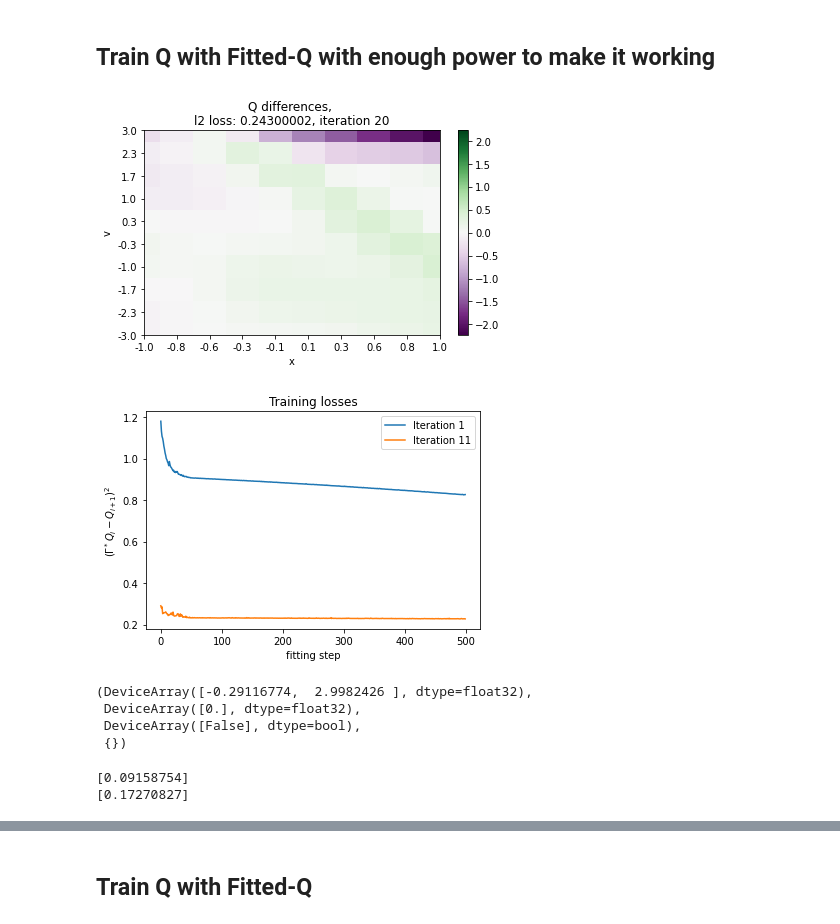
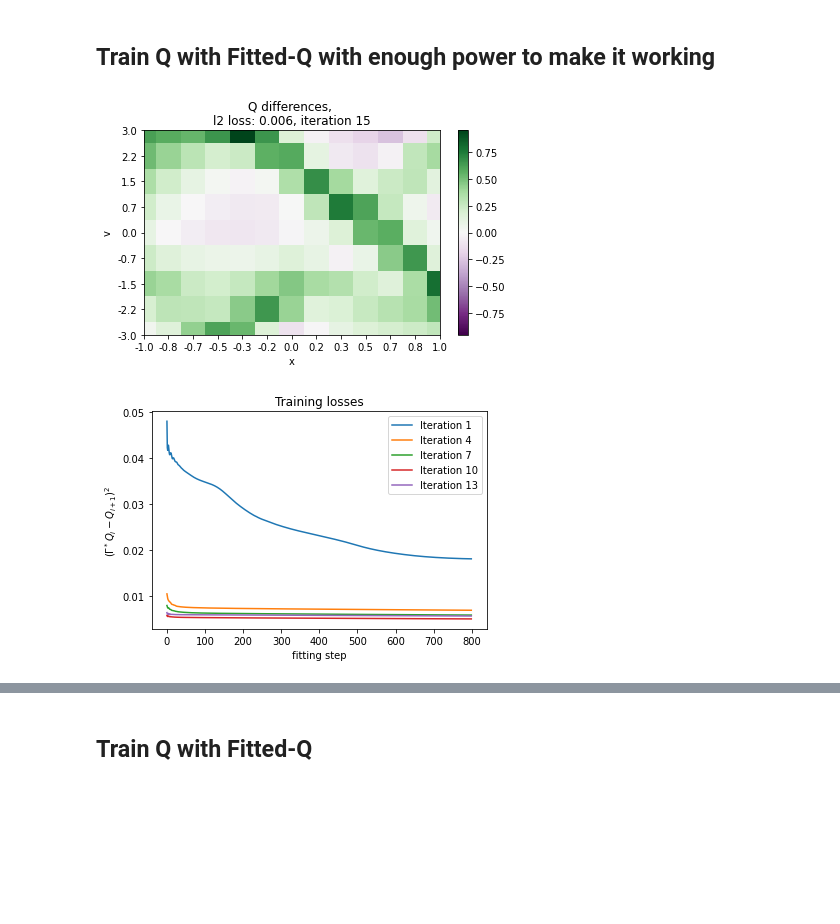
Before and after one commit to theovincent/PBO, a Jupyter notebook: pbo_car_on_hill.ipynb, the cells around one changed output, grey strips where cells are left out. Drawn from its saved outputs; the diff is of its cells as text; code cells hidden in the pictures; blank space fills up the shorter version.

```diff
--- a/pbo_car_on_hill.ipynb
+++ b/pbo_car_on_hill.ipynb
@@ -80,18 +81,10 @@ from pbo.sample_collection.replay_buffer import ReplayBuffer
 
 replay_buffer = ReplayBuffer()
 
-for state_x in jnp.linspace(-max_state_x, max_state_x, n_states_x):
-    for state_v in jnp.linspace(-max_state_v, max_state_v, n_states_v):
-        state = jnp.array([state_x, state_v])
+env.reset()
+for idx_sample in range(n_samples):
+    state = env.state
 
-        for action in jnp.arange(n_actions):
-            env.reset(state)
-            next_state, reward, absorbing, _ = env.step(jnp.array([action]))
-
-            replay_buffer.add(state, jnp.array([action]), reward, next_state, absorbing)
-
-env.reset()
-for idx_sample in range(n_uniform_samples):
     sample_key, key = jax.random.split(sample_key)
     if jax.random.uniform(key) > 0.5:
         action = jnp.array([0])
@@ -99,10 +92,11 @@ for idx_sample in range(n_uniform_samples):
         action = jnp.array([1])
     next_state, reward, absorbing, _ = env.step(action)
 
-    replay_buffer.add(env.state, action, reward, next_state, absorbing)
+    replay_buffer.add(state, action, reward, next_state, absorbing)
 
     if absorbing:
         sample_key, key = jax.random.split(sample_key)
         env.reset(jax.random.uniform(key, (2,), minval=jnp.array([-max_pos_margin, -max_velocity_margin]), maxval=jnp.array([max_pos_margin, max_velocity_margin])))
 
 replay_buffer.cast_to_jax_array()
+assert sum(replay_buffer.rewards == 1) > 0, "No positive reward has been sampled, please do something!"
@@ -131,11 +140,11 @@ from pbo.sample_collection.dataloader import SampleDataLoader
 from pbo.networks.learnable_q import FullyConnectedQ
 
 
-max_bellman_iterations_best = 20
-fitting_steps_q_best = 500
-n_samples_best = n_samples
+max_bellman_iterations_best = 15
+fitting_steps_q_best = 800
+batch_size_samples = n_samples
 
-data_loader_samples = SampleDataLoader(replay_buffer, n_samples_best, shuffle_key)
+data_loader_samples = SampleDataLoader(replay_buffer, batch_size_samples, shuffle_key)
 q_best = FullyConnectedQ(
     state_dim=2,
     action_dim=1,
@@ -154,53 +163,36 @@ q_best = FullyConnectedQ(
 q_visu_mesh = TwoDimesionsMesh(states_x_visu, states_v_visu, sleeping_time=0, axis_equal=False, zero_centered=True)
 l2_losses = np.ones((max_bellman_iterations_best, fitting_steps_q_best)) * np.nan
 
 for bellman_iteration in range(max_bellman_iterations_best):
     params_target = q_best.params
-    q_best.reset_optimizer()
 
     for step in range(fitting_steps_q_best):
         cumulative_l2_loss = 0
 
         data_loader_samples.shuffle()
         for batch_samples in data_loader_samples:
             q_best.params, q_best.optimizer_state, l2_loss = q_best.learn_on_batch(q_best.params, params_target, q_best.optimizer_state, batch_samples)
             cumulative_l2_loss += l2_loss
 
         l2_losses[bellman_iteration, step] = cumulative_l2_loss
 
     diff_q = env.diff_q_mesh(q_best, states_x_visu, states_v_visu)
 
     q_visu_mesh.set_values(diff_q)
     q_visu_mesh.show(f"Q differences, \nl2 loss: {str(jnp.round(cumulative_l2_loss, 3))}, iteration {bellman_iteration + 1}", xlabel="x", ylabel="v")
 
 
-for bellman_iteration in range(0, max_bellman_iterations_best, 10):
+for bellman_iteration in range(0, max_bellman_iterations_best, max_bellman_iterations_best // 5):
     plt.plot(l2_losses[bellman_iteration], label=f"Iteration {bellman_iteration + 1}")
 
 plt.legend()
 plt.xlabel("fitting step")
 plt.ylabel(r"$(\Gamma^*Q_i - Q_{i +  1})^2$")
 plt.title("Training losses")
 plt.show()
 # %% [output]
-[figure, old version]
+[figure, new version]
-[figure, old version]
+[figure, new version]
-# %%
-state = jnp.array([-0.6, 2.9])
-env.reset(state)
-
-env.step(jnp.array([1]))
-# %% [output]
-(DeviceArray([-0.29116774,  2.9982426 ], dtype=float32),
- DeviceArray([0.], dtype=float32),
- DeviceArray([False], dtype=bool),
- {})
-# %%
-print(q_best(q_best.params, state, jnp.array([0])))
-print(q_best(q_best.params, state, jnp.array([1])))
-# %% [output]
-[0.09158754]
-[0.17270827]
 # %%
 best_diff_q = env.diff_q_mesh(q_best, states_x_visu, states_v_visu)
 
```
Also changed, not shown: parts of 18 cells of this notebook, 1 other file.
